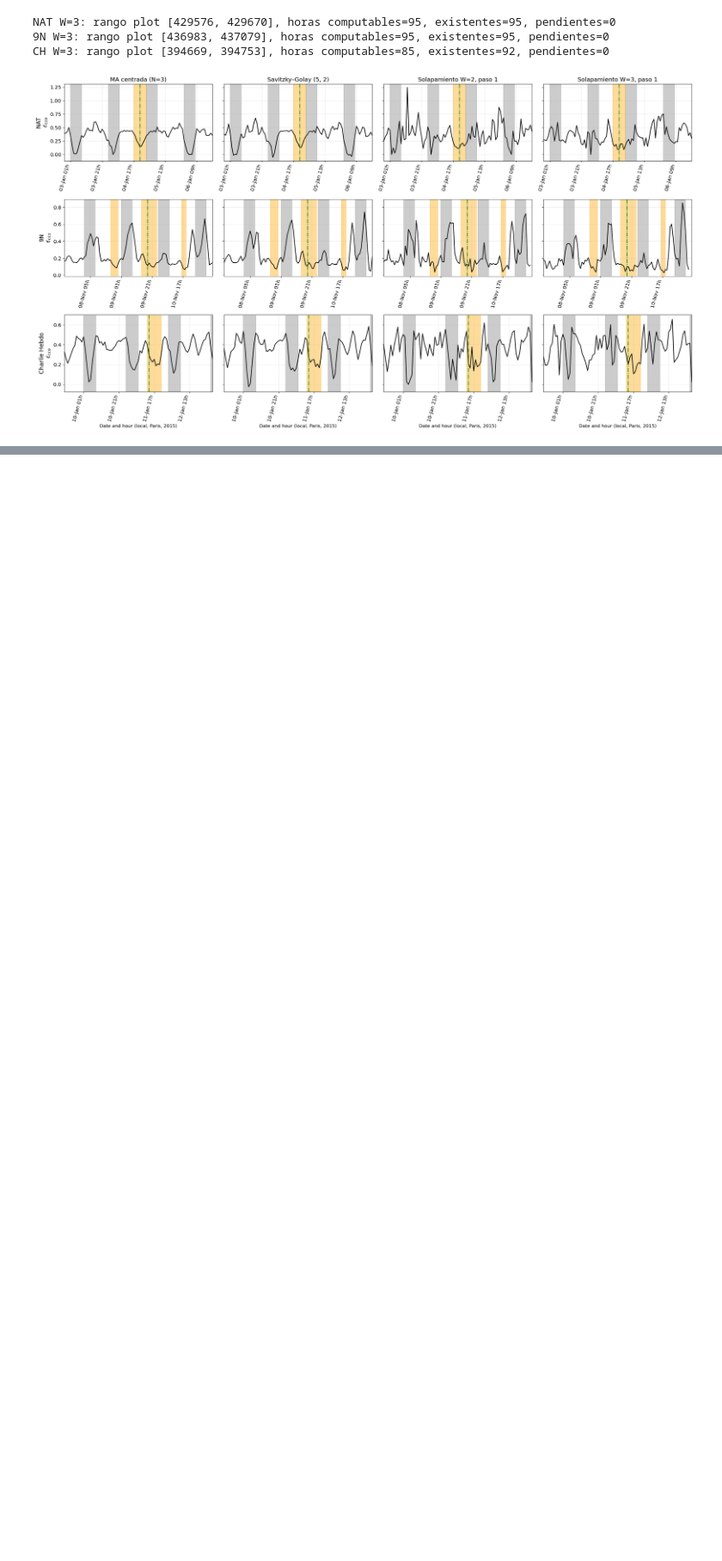
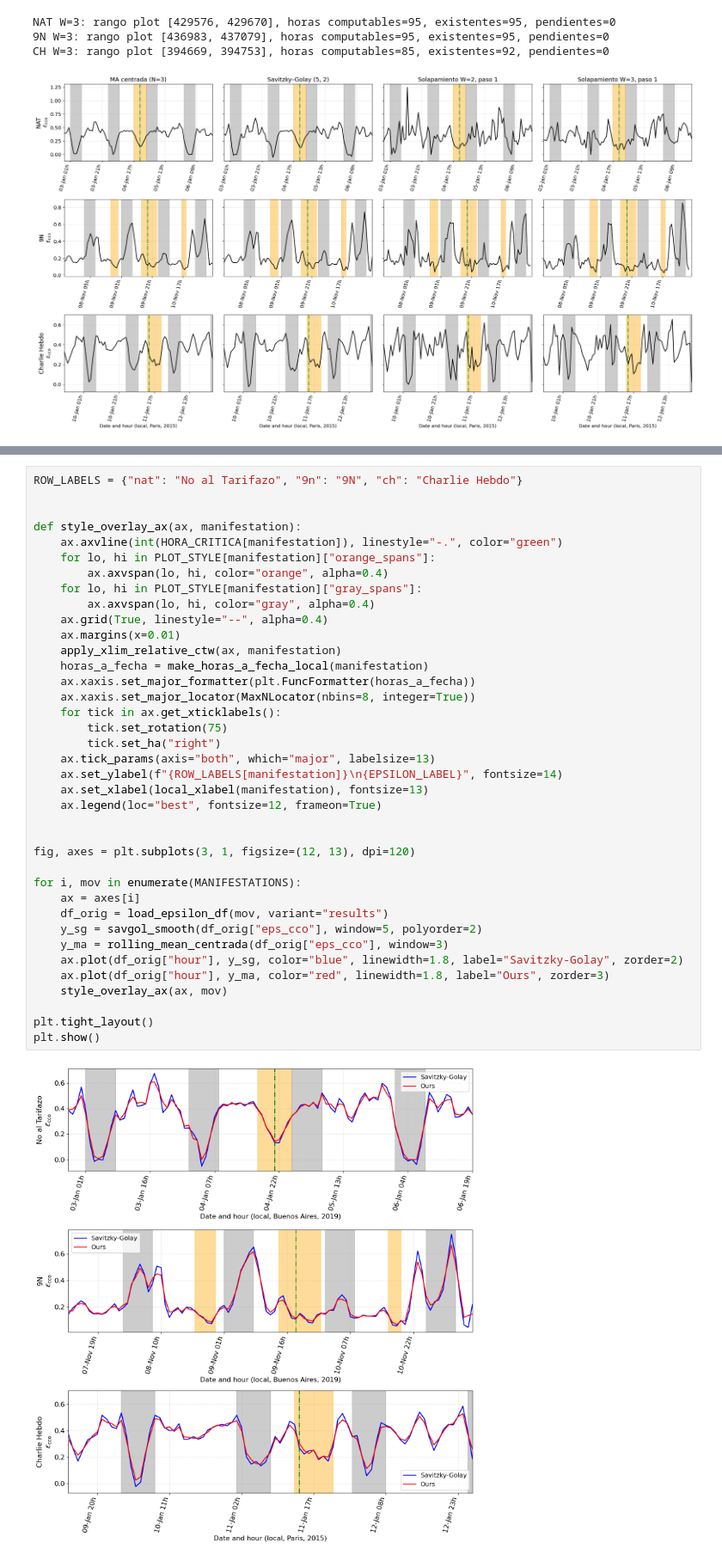
Before and after one commit to Manusua/self-similarity-in-social-movements, a Jupyter notebook: savitzky-golay.ipynb, the cells around one changed output, grey strips where cells are left out. Shown at 86% size. Saved outputs shown, nothing was run; the diff lists cells and outputs as text; blank space fills up the shorter version.

Commit message:
Added plots for review anser (Savitzki  and overlap)

```diff
--- a/savitzky-golay.ipynb
+++ b/savitzky-golay.ipynb
@@ -438,0 +443,40 @@ CH W=3: rango plot [394669, 394753], horas computables=85, existentes=92, pendie
+# %%
+ROW_LABELS = {"nat": "No al Tarifazo", "9n": "9N", "ch": "Charlie Hebdo"}
+
+
+def style_overlay_ax(ax, manifestation):
+    ax.axvline(int(HORA_CRITICA[manifestation]), linestyle="-.", color="green")
+    for lo, hi in PLOT_STYLE[manifestation]["orange_spans"]:
+        ax.axvspan(lo, hi, color="orange", alpha=0.4)
+    for lo, hi in PLOT_STYLE[manifestation]["gray_spans"]:
+        ax.axvspan(lo, hi, color="gray", alpha=0.4)
+    ax.grid(True, linestyle="--", alpha=0.4)
+    ax.margins(x=0.01)
+    apply_xlim_relative_ctw(ax, manifestation)
+    horas_a_fecha = make_horas_a_fecha_local(manifestation)
+    ax.xaxis.set_major_formatter(plt.FuncFormatter(horas_a_fecha))
+    ax.xaxis.set_major_locator(MaxNLocator(nbins=8, integer=True))
+    for tick in ax.get_xticklabels():
+        tick.set_rotation(75)
+        tick.set_ha("right")
+    ax.tick_params(axis="both", which="major", labelsize=13)
+    ax.set_ylabel(f"{ROW_LABELS[manifestation]}\n{EPSILON_LABEL}", fontsize=14)
+    ax.set_xlabel(local_xlabel(manifestation), fontsize=13)
+    ax.legend(loc="best", fontsize=12, frameon=True)
+
+
+fig, axes = plt.subplots(3, 1, figsize=(12, 13), dpi=120)
+
+for i, mov in enumerate(MANIFESTATIONS):
+    ax = axes[i]
+    df_orig = load_epsilon_df(mov, variant="results")
+    y_sg = savgol_smooth(df_orig["eps_cco"], window=5, polyorder=2)
+    y_ma = rolling_mean_centrada(df_orig["eps_cco"], window=3)
+    ax.plot(df_orig["hour"], y_sg, color="blue", linewidth=1.8, label="Savitzky-Golay", zorder=2)
+    ax.plot(df_orig["hour"], y_ma, color="red", linewidth=1.8, label="Ours", zorder=3)
+    style_overlay_ax(ax, mov)
+
+plt.tight_layout()
+plt.show()
+# %% [output]
+[figure, added]
```
Also changed, not shown: parts of 3 cells of this notebook.
